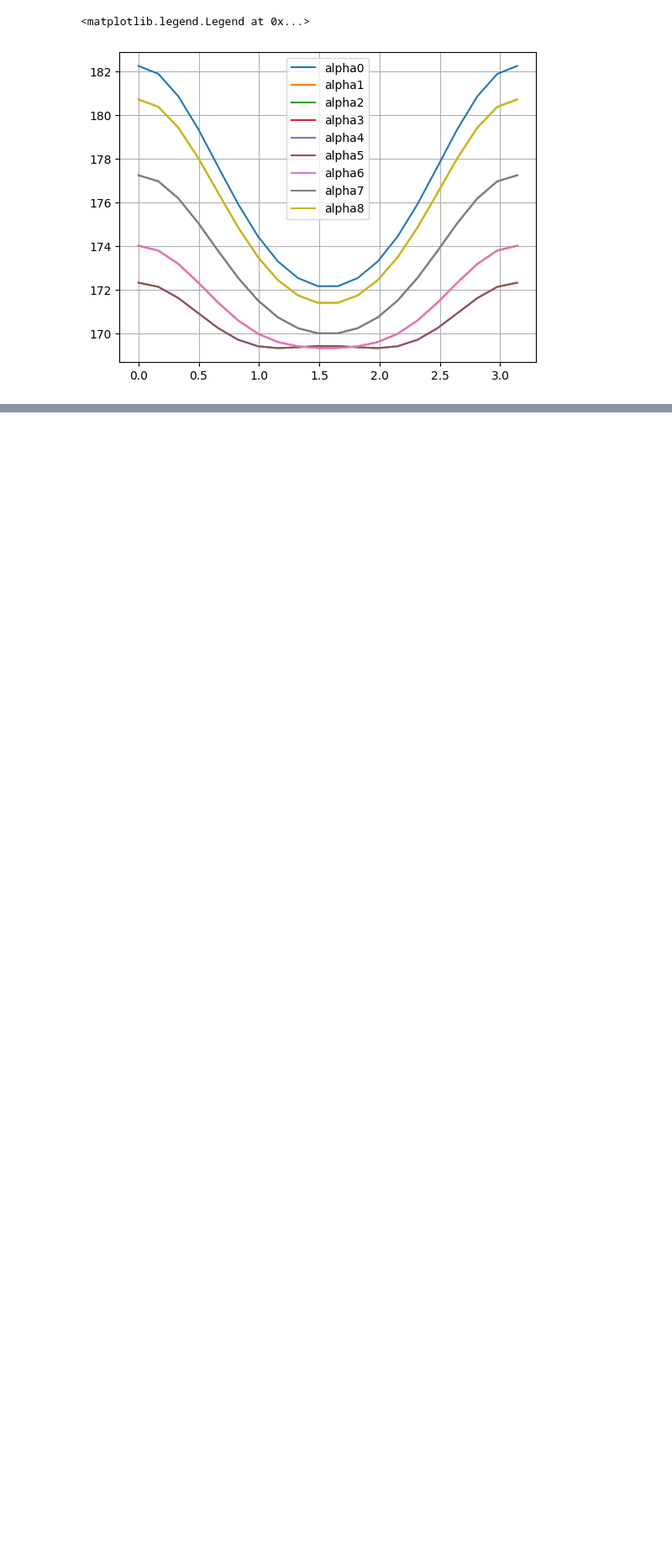
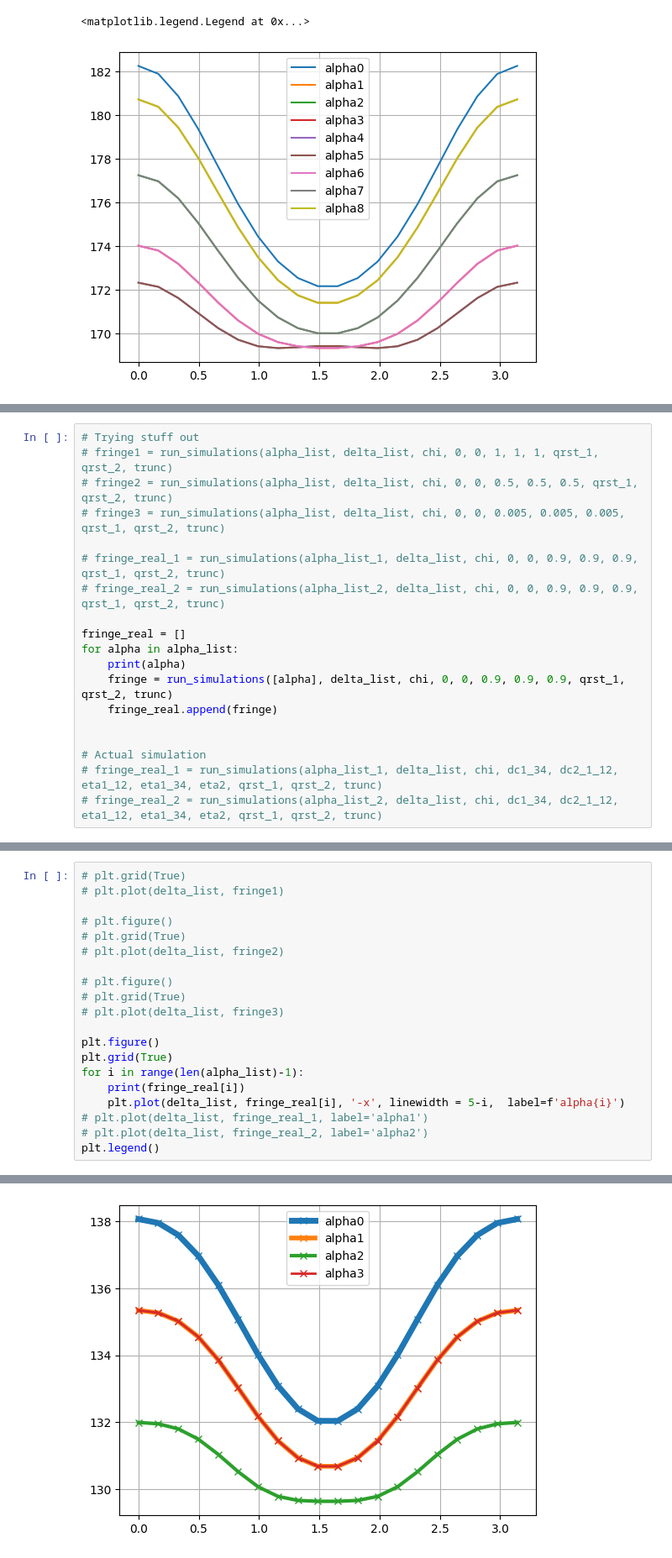
Before and after one commit to sequence-toolbox/SeQUeNCe, a Jupyter notebook: sequence_projects/validation_W_isolation.ipynb, the cells around one changed output, grey strips where cells are left out. Shown at 84% size. Cells and saved outputs as stored; diff of their text form; blank space fills up the shorter version.

```diff
--- a/sequence_projects/validation_W_isolation.ipynb
+++ b/sequence_projects/validation_W_isolation.ipynb
@@ -196,0 +317,19 @@ plt.legend()
+# %%
+# Trying stuff out
+# fringe1 = run_simulations(alpha_list, delta_list, chi, 0, 0, 1, 1, 1, qrst_1, qrst_2, trunc)
+# fringe2 = run_simulations(alpha_list, delta_list, chi, 0, 0, 0.5, 0.5, 0.5, qrst_1, qrst_2, trunc)
+# fringe3 = run_simulations(alpha_list, delta_list, chi, 0, 0, 0.005, 0.005, 0.005, qrst_1, qrst_2, trunc)
+
+# fringe_real_1 = run_simulations(alpha_list_1, delta_list, chi, 0, 0, 0.9, 0.9, 0.9, qrst_1, qrst_2, trunc)
+# fringe_real_2 = run_simulations(alpha_list_2, delta_list, chi, 0, 0, 0.9, 0.9, 0.9, qrst_1, qrst_2, trunc)
+
+fringe_real = []
+for alpha in alpha_list:
+    print(alpha)
+    fringe = run_simulations([alpha], delta_list, chi, 0, 0, 0.9, 0.9, 0.9, qrst_1, qrst_2, trunc)
+    fringe_real.append(fringe)
+
+
+# Actual simulation
+# fringe_real_1 = run_simulations(alpha_list_1, delta_list, chi, dc1_34, dc2_1_12, eta1_12, eta1_34, eta2, qrst_1, qrst_2, trunc)
+# fringe_real_2 = run_simulations(alpha_list_2, delta_list, chi, dc1_34, dc2_1_12, eta1_12, eta1_34, eta2, qrst_1, qrst_2, trunc)
@@ -196,0 +348,21 @@ plt.legend()
+# %%
+# plt.grid(True)
+# plt.plot(delta_list, fringe1)
+
+# plt.figure()
+# plt.grid(True)
+# plt.plot(delta_list, fringe2)
+
+# plt.figure()
+# plt.grid(True)
+# plt.plot(delta_list, fringe3)
+
+plt.figure()
+plt.grid(True)
+for i in range(len(alpha_list)-1):
+    print(fringe_real[i])
+    plt.plot(delta_list, fringe_real[i], '-x', linewidth = 5-i,  label=f'alpha{i}')
+# plt.plot(delta_list, fringe_real_1, label='alpha1')
+# plt.plot(delta_list, fringe_real_2, label='alpha2')
+plt.legend()
+# %% [output]
@@ -196,0 +374 @@ plt.legend()
+[figure, added]
```
Also changed, not shown: parts of 9 cells of this notebook, 3 other files.
